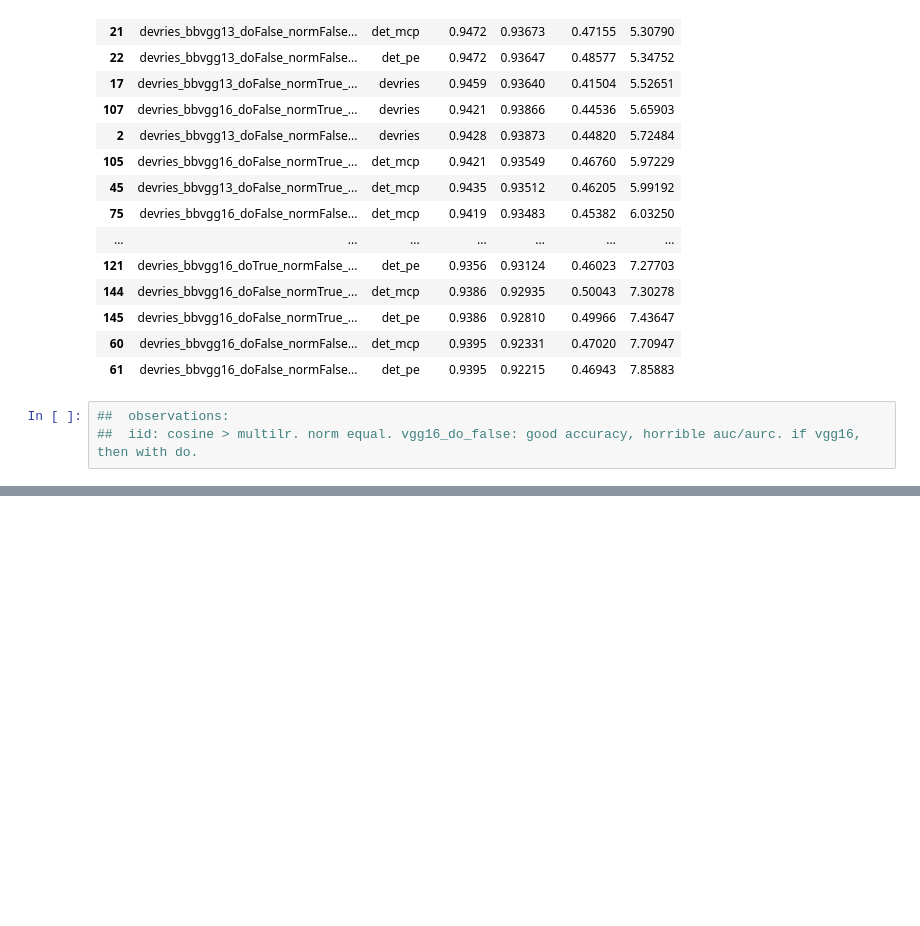
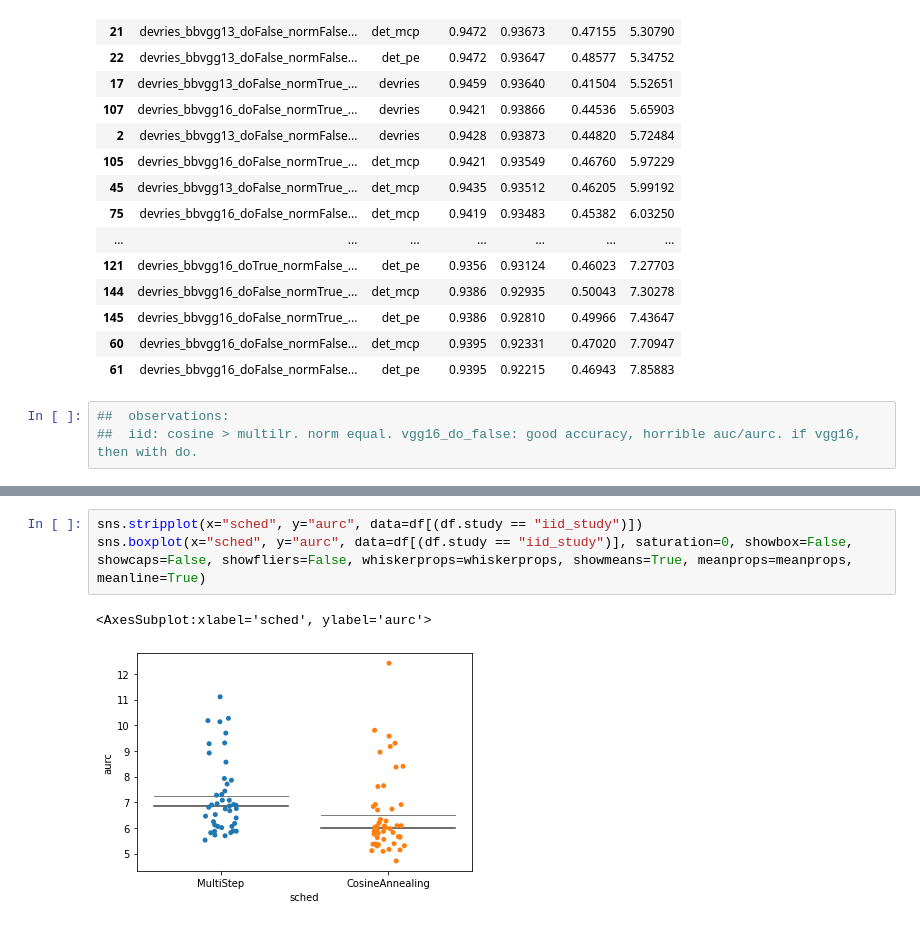
Before and after one commit to IML-DKFZ/fd-shifts, a Jupyter notebook: notebooks/devries_sweep_analysis.ipynb, the cells around one changed output, grey strips where cells are left out. Drawn from its saved outputs; the diff is of its cells as text; blank space fills up the shorter version.

```diff
--- a/notebooks/devries_sweep_analysis.ipynb
+++ b/notebooks/devries_sweep_analysis.ipynb
@@ -115,0 +149,6 @@ df[(df.study == "iid_study") & ~(df.name.str.contains("det"))][["name", "confid"
+# %%
+sns.stripplot(x="sched", y="aurc", data=df[(df.study == "iid_study")])
+sns.boxplot(x="sched", y="aurc", data=df[(df.study == "iid_study")], saturation=0, showbox=False, showcaps=False, showfliers=False, whiskerprops=whiskerprops, showmeans=True, meanprops=meanprops, meanline=True)
+# %% [output]
+<AxesSubplot:xlabel='sched', ylabel='aurc'>
+[figure, added]
```
Also changed, not shown: parts of 7 cells of this notebook, 15 other files.
